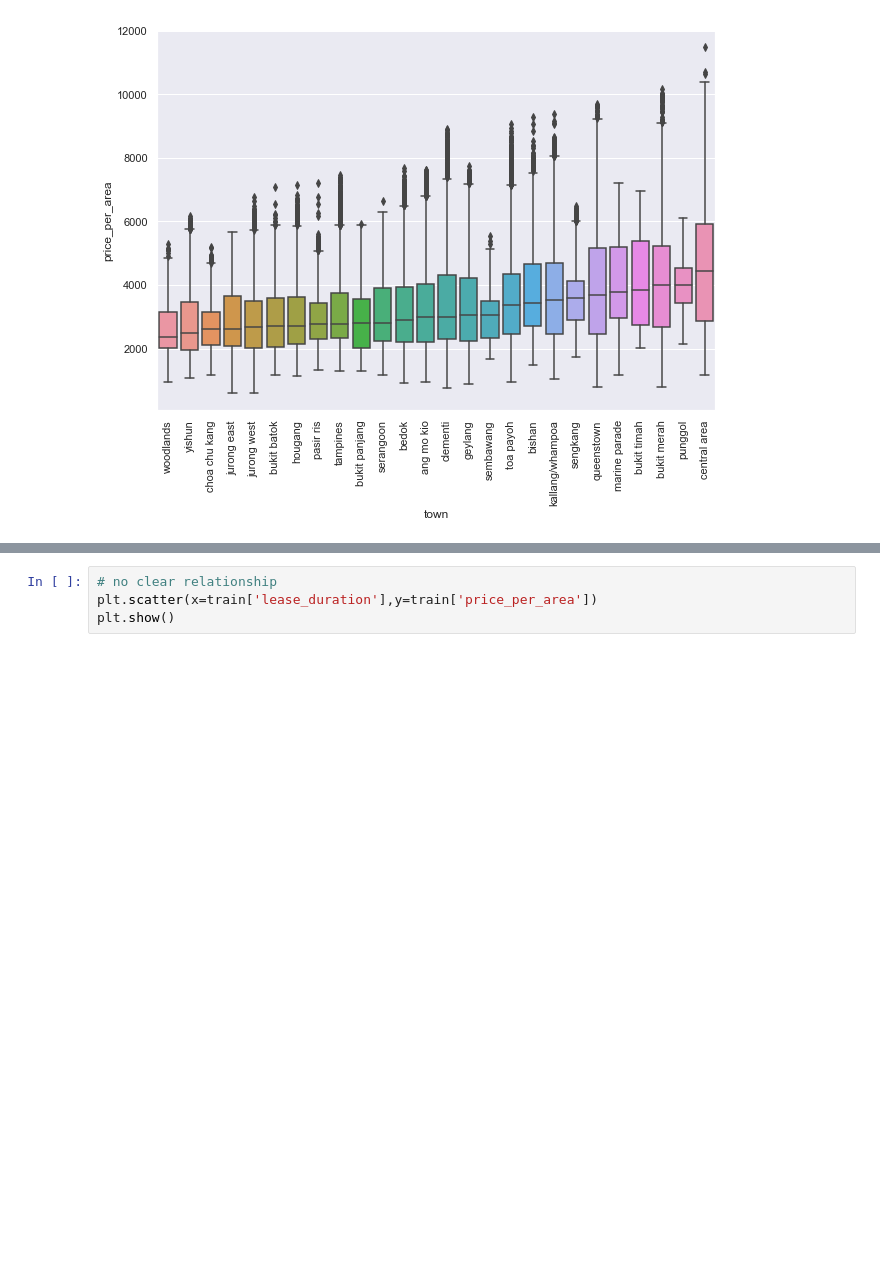
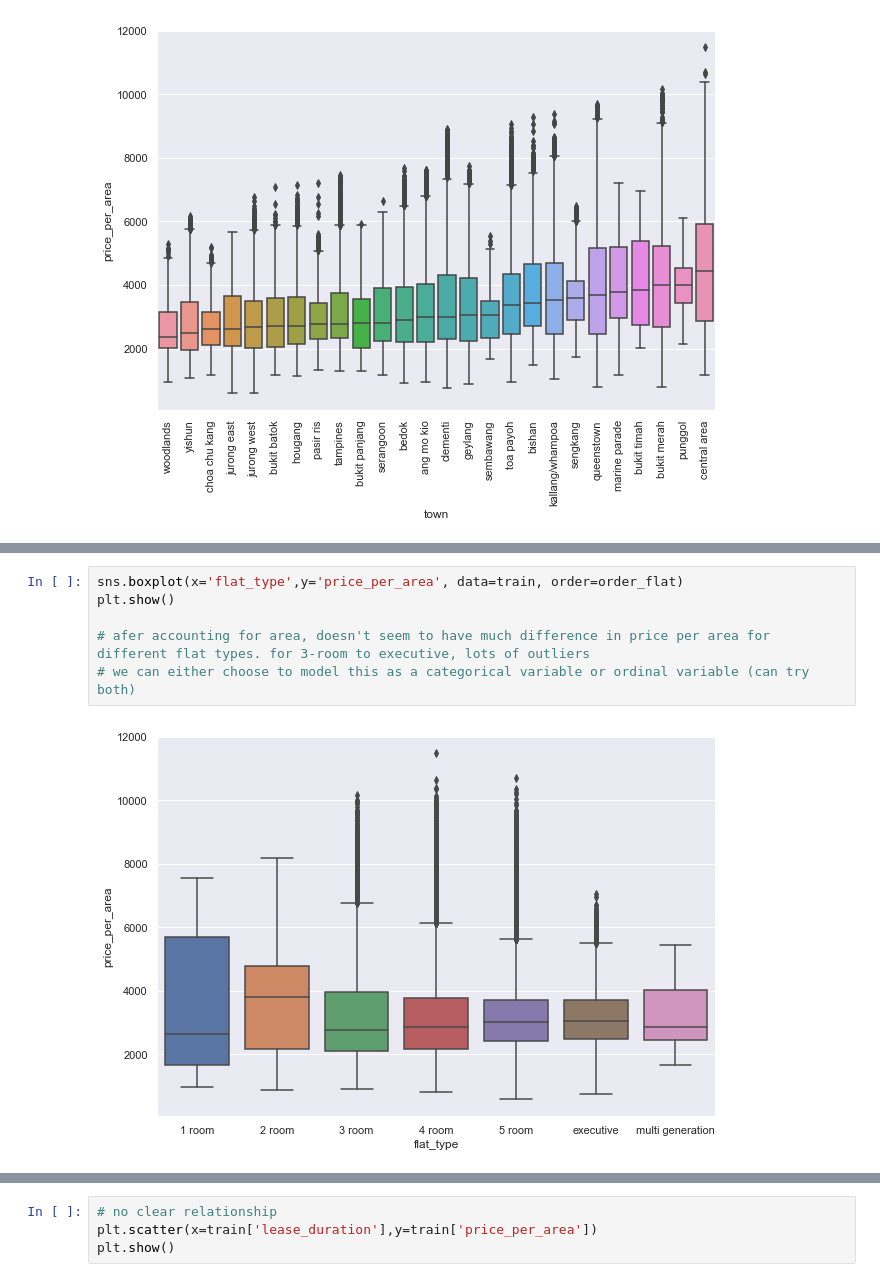
Before and after one commit to loojovi/hdb_resale_prediction, a Jupyter notebook: notebooks/jovi-1.0-eda.ipynb, the cells around one changed output, grey strips where cells are left out. Drawn from its saved outputs; the diff is of its cells as text; blank space fills up the shorter version.

```diff
--- a/notebooks/jovi-1.0-eda.ipynb
+++ b/notebooks/jovi-1.0-eda.ipynb
@@ -87,0 +112,8 @@ plt.show()
+# %%
+sns.boxplot(x='flat_type',y='price_per_area', data=train, order=order_flat)
+plt.show()
+
+# afer accounting for area, doesn't seem to have much difference in price per area for different flat types. for 3-room to executive, lots of outliers
+# we can either choose to model this as a categorical variable or ordinal variable (can try both)
+# %% [output]
+[figure, added]
```
Also changed, not shown: parts of 30 cells of this notebook.
